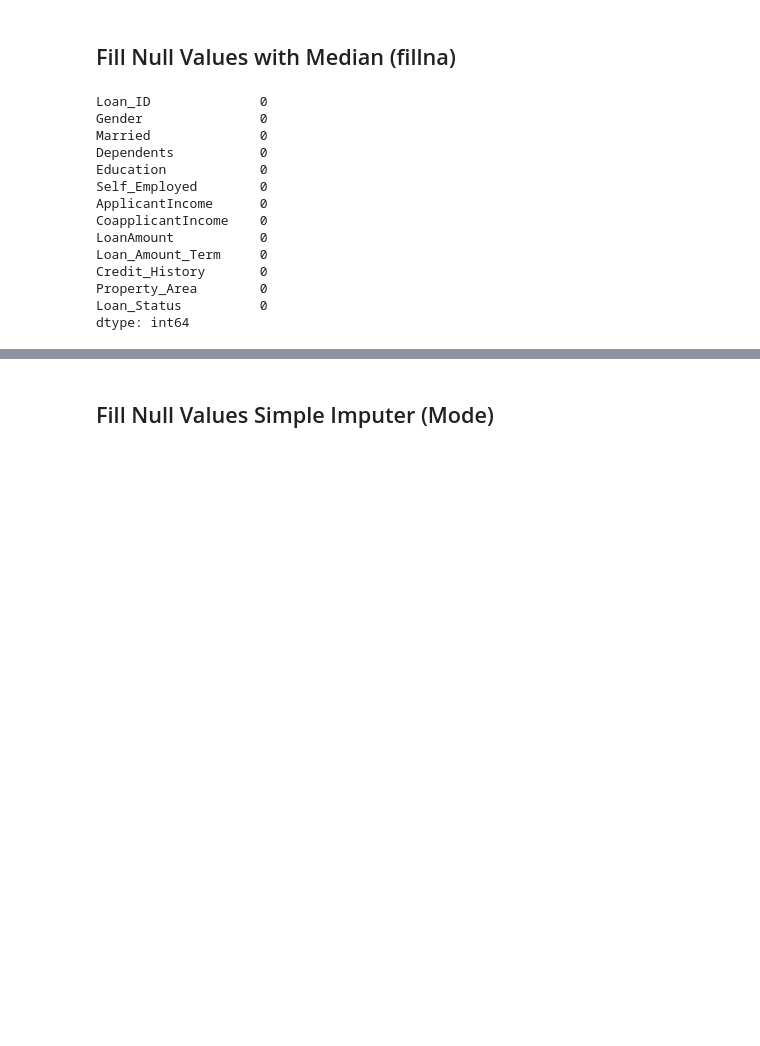
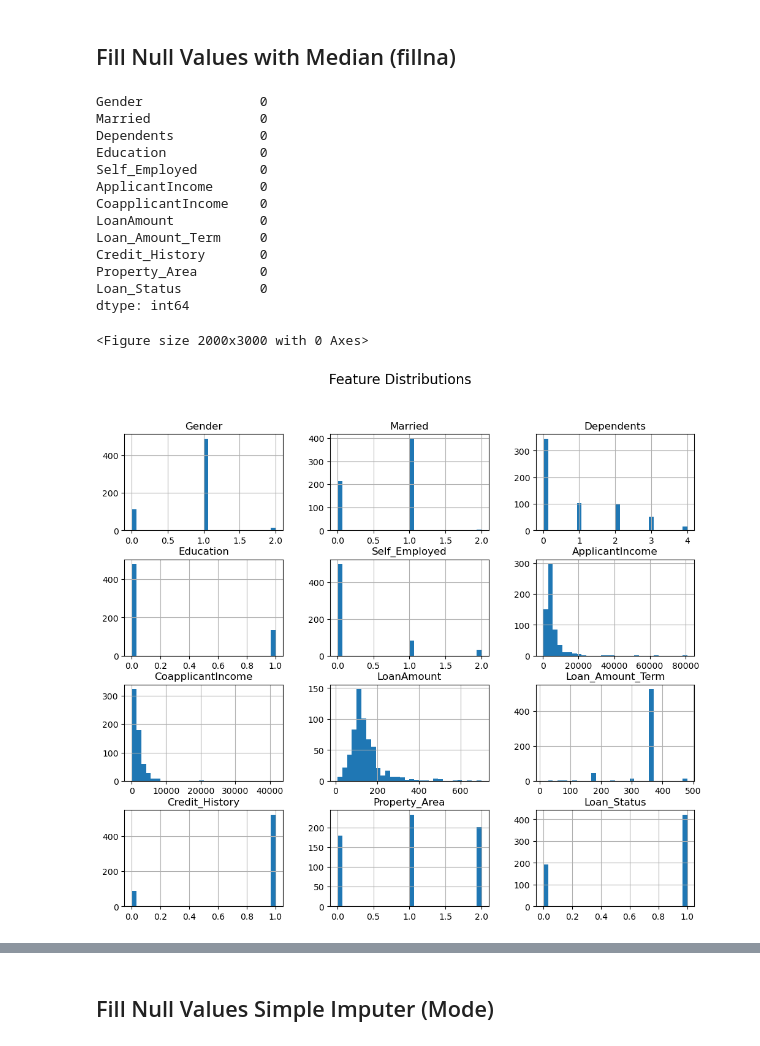
Before and after one commit to MohitPanchasara/Machine-Learning, a Jupyter notebook: Projects/Top 10 benchmark algorithms/Task10_Benchmark_ML_Algorithms.ipynb, the cells around one changed output, grey strips where cells are left out. Cells and saved outputs as stored; diff of their text form; code cells hidden in the pictures; blank space fills up the shorter version.

```diff
--- a/Projects/Top 10 benchmark algorithms/Task10_Benchmark_ML_Algorithms.ipynb
+++ b/Projects/Top 10 benchmark algorithms/Task10_Benchmark_ML_Algorithms.ipynb
@@ -200,10 +343,8 @@ plt.show()
 # %%
 # Method 1: Fill with mode
 df_filled = df.copy()
-df_filled.fillna(df_filled.mode().iloc[0], inplace=True)
 df_filled.isnull().sum()
 # %% [output]
-Loan_ID              0
 Gender               0
 Married              0
 Dependents           0
@@ -217,6 +358,15 @@ Credit_History       0
 Property_Area        0
 Loan_Status          0
 dtype: int64
+# %%
+# Feature distributions
+plt.figure(figsize=(20, 30))
+df_filled.hist(figsize=(12, 10), bins=30)
+plt.suptitle("Feature Distributions", fontsize=16)
+plt.show()
+# %% [output]
+<Figure size 2000x3000 with 0 Axes>
+[figure, added]
 # %%
 # Create a figure with two subplots side by side
 fig, axes = plt.subplots(1, 2, figsize=(24, 10))
```
Also changed, not shown: parts of 62 cells of this notebook, 2 other files.
